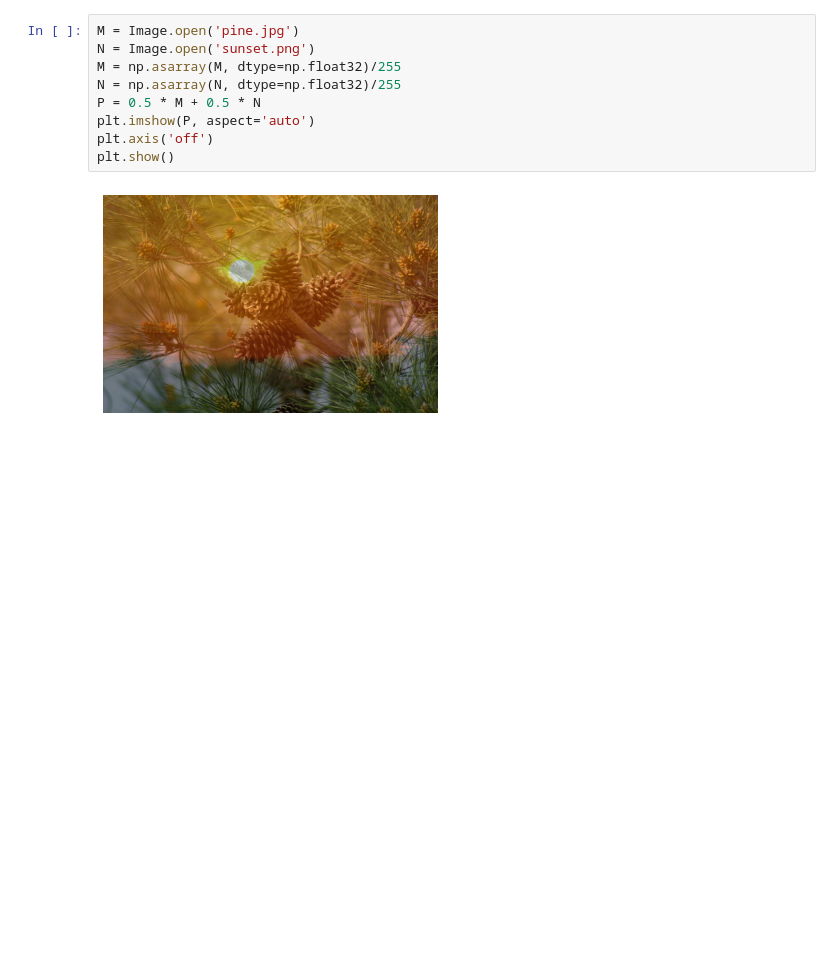
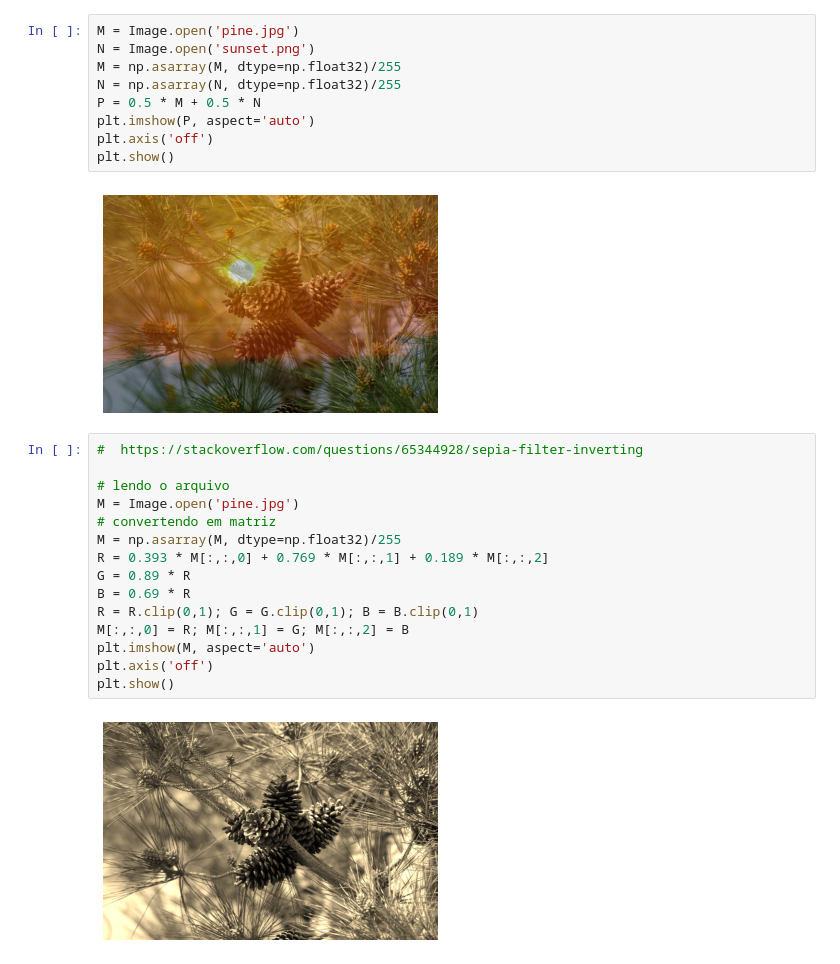
Before and after one commit to leandrocl2005/algebra-linear-aplicada-exemplos, a Jupyter notebook: aula_2_algebra_aplicada.ipynb, the cells around one changed output. Cells and saved outputs as stored; diff of their text form; blank space fills up the shorter version.

```diff
--- a/aula_2_algebra_aplicada.ipynb
+++ b/aula_2_algebra_aplicada.ipynb
@@ -44,3 +45,20 @@ plt.axis('off')
 plt.show()
 # %% [output]
 [figure]
+# %%
+#  https://stackoverflow.com/questions/65344928/sepia-filter-inverting
+
+# lendo o arquivo
+M = Image.open('pine.jpg')
+# convertendo em matriz
+M = np.asarray(M, dtype=np.float32)/255
+R = 0.393 * M[:,:,0] + 0.769 * M[:,:,1] + 0.189 * M[:,:,2]
+G = 0.89 * R
+B = 0.69 * R
+R = R.clip(0,1); G = G.clip(0,1); B = B.clip(0,1)
+M[:,:,0] = R; M[:,:,1] = G; M[:,:,2] = B
+plt.imshow(M, aspect='auto')
+plt.axis('off')
+plt.show()
+# %% [output]
+[figure, added]
```
Also changed, not shown: parts of 2 cells of this notebook.
